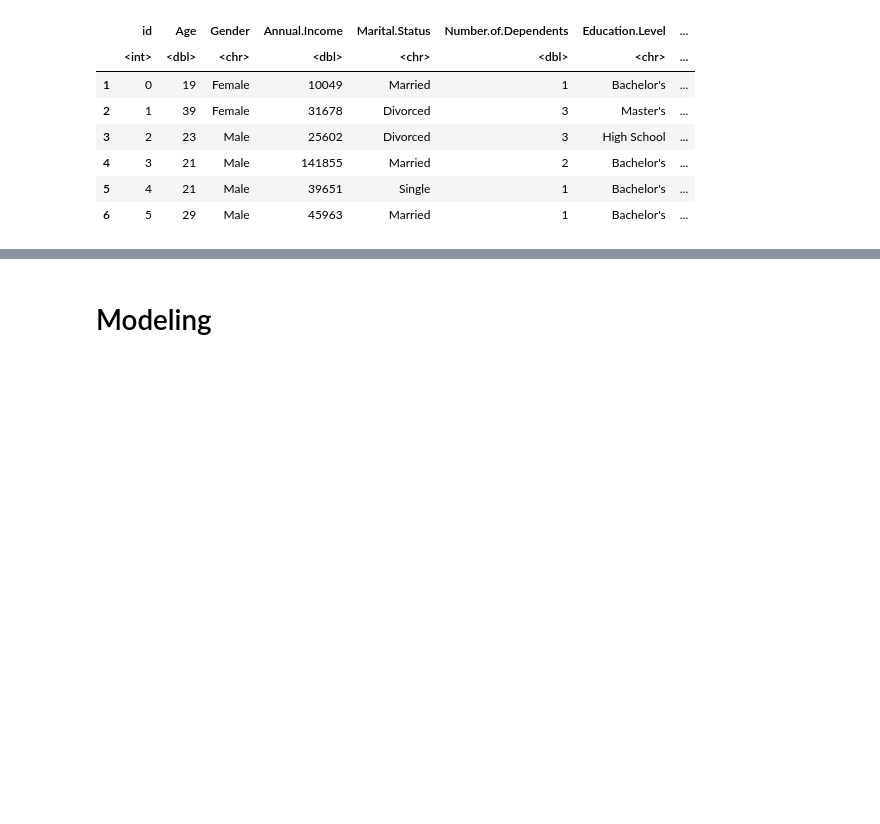
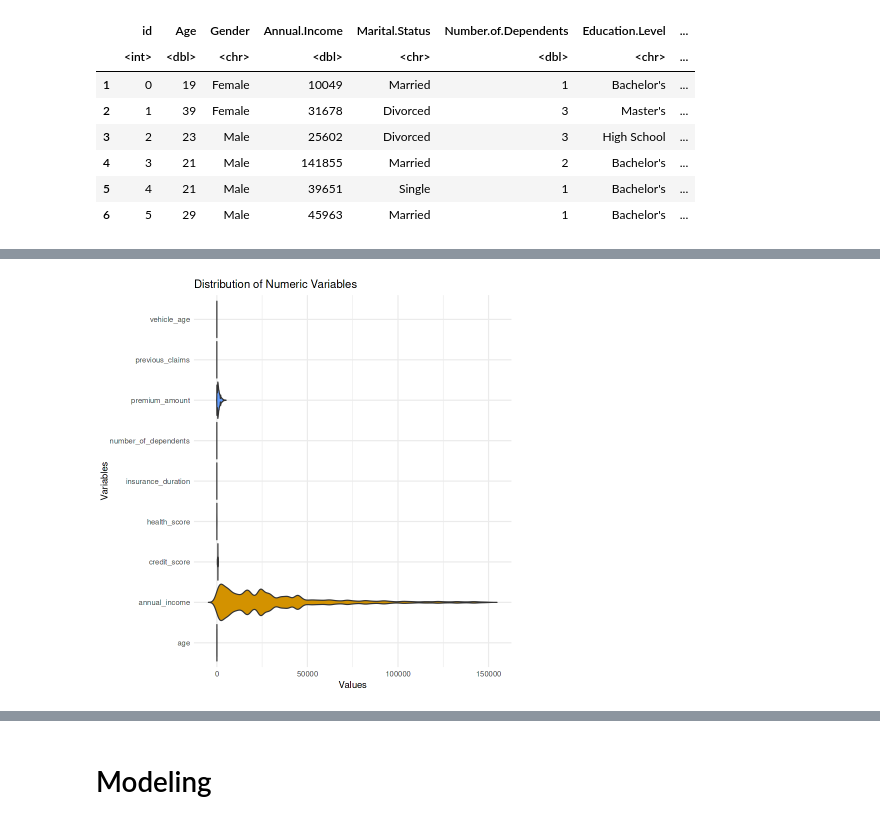
Before and after one commit to vanezp01/datalabs, a Jupyter notebook: predict-insurance-premiums.ipynb, the cells around one changed output, grey strips where cells are left out. Drawn from its saved outputs; the diff is of its cells as text; code cells hidden in the pictures; blank space fills up the shorter version.

```diff
--- a/predict-insurance-premiums.ipynb
+++ b/predict-insurance-premiums.ipynb
@@ -151,0 +141,19 @@ ggplot(train_clean, aes(x = insurance_duration)) +
+# %%
+numeric_vars <- c('age', 'annual_income', 'number_of_dependents', 'health_score', 'previous_claims', 'vehicle_age', 'credit_score', 'insurance_duration', 'premium_amount')
+
+# Reshape the data
+df_long <- train_clean %>%
+  select(all_of(numeric_vars)) %>%
+  pivot_longer(cols = everything(), names_to = "variable", values_to = "value")
+
+# Create the plot
+ggplot(df_long, aes(x = variable, y = value, fill = variable)) +
+  geom_violin(trim = FALSE, scale = "width") +
+  coord_flip() +
+  theme_minimal() +
+  labs(title = "Distribution of Numeric Variables",
+       x = "Variables",
+       y = "Values") +
+  theme(legend.position = "none")
+# %% [output]
+[figure, added]
```
Also changed, not shown: parts of 19 cells of this notebook.
